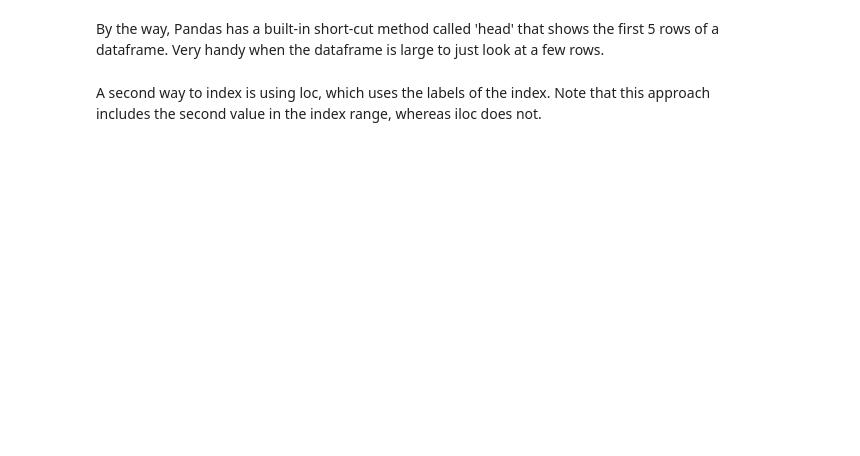
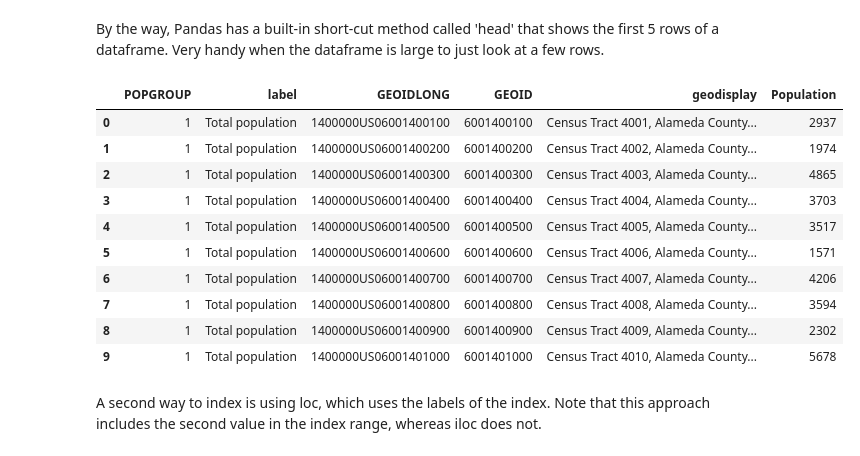
Before and after one commit to waddell/CP255, a Jupyter notebook: 04-pandas/Pandas-DataFrames-Part-2 .ipynb, the cells around one changed output. Cells and saved outputs as stored; diff of their text form; code cells hidden in the pictures; blank space fills up the shorter version.

```diff
--- a/04-pandas/Pandas-DataFrames-Part-2 .ipynb
+++ b/04-pandas/Pandas-DataFrames-Part-2 .ipynb
@@ -24,7 +38,19 @@ df.iloc[:5]
 # %% [markdown]
 By the way, Pandas has a built-in short-cut method called 'head' that shows the first 5 rows of a dataframe.  Very handy when the dataframe is large to just look at a few rows.
 # %%
-df.head()
+df.head(10)
+# %% [output]
+|  | POPGROUP | label | GEOIDLONG | GEOID | geodisplay | Population |
+| 0 | 1 | Total population | 1400000US06001400100 | 6001400100 | Census Tract 4001, Alameda County... | 2937 |
+| 1 | 1 | Total population | 1400000US06001400200 | 6001400200 | Census Tract 4002, Alameda County... | 1974 |
+| 2 | 1 | Total population | 1400000US06001400300 | 6001400300 | Census Tract 4003, Alameda County... | 4865 |
+| 3 | 1 | Total population | 1400000US06001400400 | 6001400400 | Census Tract 4004, Alameda County... | 3703 |
+| 4 | 1 | Total population | 1400000US06001400500 | 6001400500 | Census Tract 4005, Alameda County... | 3517 |
+| 5 | 1 | Total population | 1400000US06001400600 | 6001400600 | Census Tract 4006, Alameda County... | 1571 |
+| 6 | 1 | Total population | 1400000US06001400700 | 6001400700 | Census Tract 4007, Alameda County... | 4206 |
+| 7 | 1 | Total population | 1400000US06001400800 | 6001400800 | Census Tract 4008, Alameda County... | 3594 |
+| 8 | 1 | Total population | 1400000US06001400900 | 6001400900 | Census Tract 4009, Alameda County... | 2302 |
+| 9 | 1 | Total population | 1400000US06001401000 | 6001401000 | Census Tract 4010, Alameda County... | 5678 |
 # %% [markdown]
 A second way to index is using loc, which uses the labels of the index. Note that this approach includes the second value in the index range, whereas iloc does not.
 # %%
```
Also changed, not shown: parts of 63 cells of this notebook, 8 other files.
